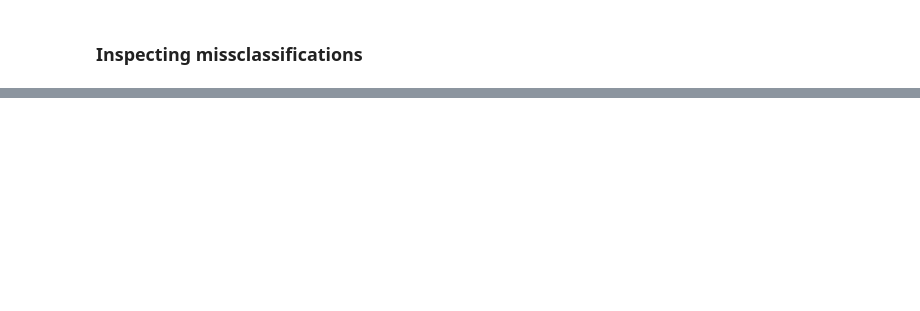
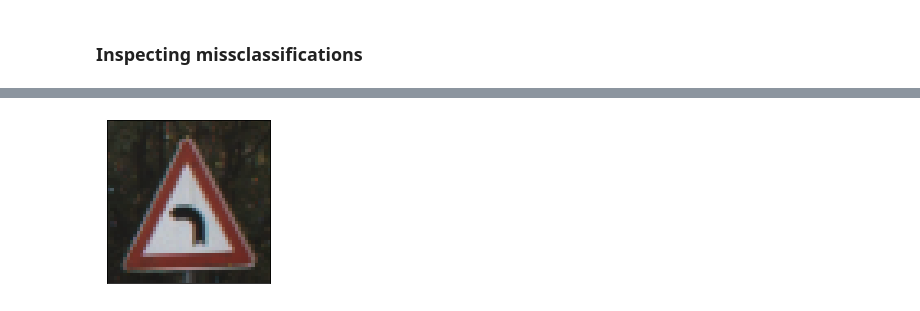
Before and after one commit to vandenbroecksebastiaan/traffic_sign_segmentation, a Jupyter notebook: illustration.ipynb, the cells around one changed output, grey strips where cells are left out. Drawn from its saved outputs; the diff is of its cells as text; code cells hidden in the pictures; blank space fills up the shorter version.

```diff
--- a/illustration.ipynb
+++ b/illustration.ipynb
@@ -88,0 +127,20 @@ torch.Size([512, 3, 50, 50])
+# %%
+def plot_test_examples(target: int):
+    idx, (x_test, y_test) = next(enumerate(test_loader))
+    sample = x_test[y_test == target]
+    n_samples = sample.shape[0]
+
+    if n_samples == 0:
+        return "No examples found in test batch."
+
+    plt.figure(figsize=(3*n_samples, 3))
+    for i in range(n_samples):
+        plt.subplot(1, n_samples, i+1)
+        plt.imshow(sample[i].permute(1, 2, 0))
+        plt.xticks([])
+        plt.yticks([])
+
+
+plot_test_examples(target=27)
+# %% [output]
+[figure, added]
```
Also changed, not shown: parts of 9 cells of this notebook, 7 other files.
